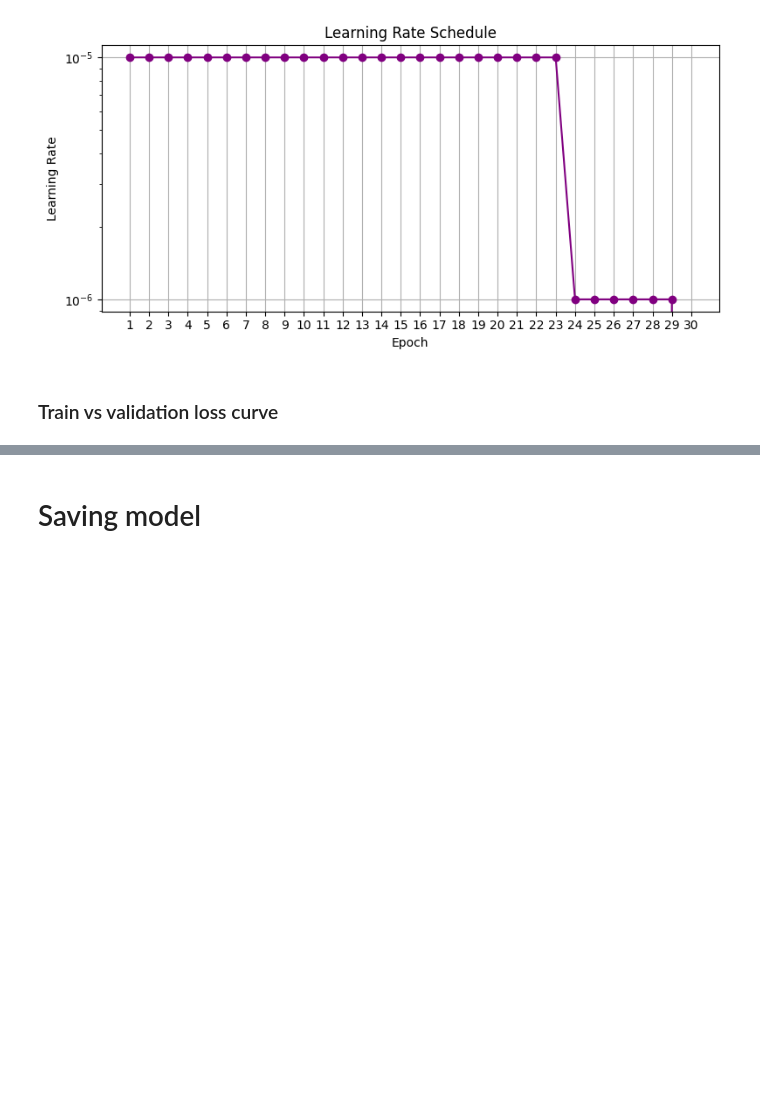
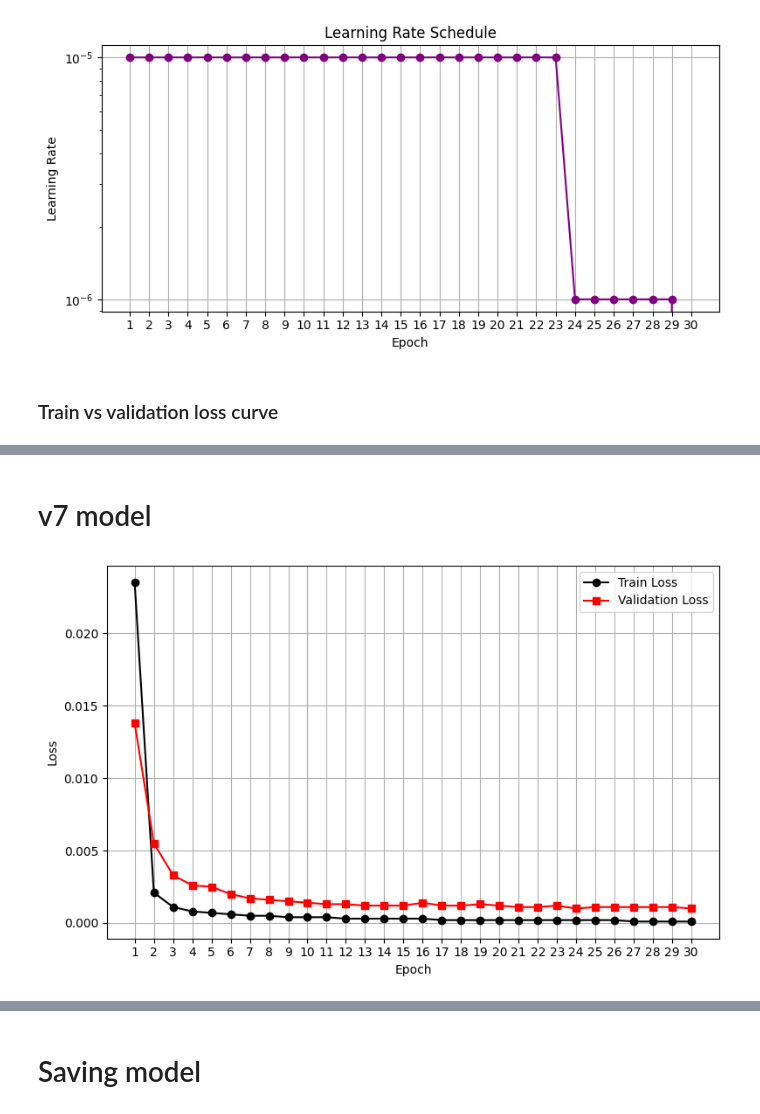
Before and after one commit to rahuldavanam/studentarbeit-final, a Jupyter notebook: 3_training_phase.ipynb, the cells around one changed output, grey strips where cells are left out. Drawn from its saved outputs; the diff is of its cells as text; code cells hidden in the pictures; blank space fills up the shorter version.

```diff
--- a/3_training_phase.ipynb
+++ b/3_training_phase.ipynb
@@ -629,0 +686,36 @@ plt.show()  # optional if you want to view it
+# %% [markdown]
+# v7 model
+# %%
+epochs = list(range(1, 31))
+
+train_loss = [
+    0.0235, 0.0021, 0.0011, 0.0008, 0.0007, 0.0006, 0.0005, 0.0005, 0.0004, 0.0004,
+    0.0004, 0.0003, 0.0003, 0.0003, 0.0003, 0.0003, 0.0002, 0.0002, 0.0002, 0.0002,
+    0.0002, 0.0002, 0.0002, 0.0002, 0.0002, 0.0002, 0.0001, 0.0001, 0.0001, 0.0001
+]
+
+val_loss = [
+    0.0138, 0.0055, 0.0033, 0.0026, 0.0025, 0.0020, 0.0017, 0.0016, 0.0015, 0.0014,
+    0.0013, 0.0013, 0.0012, 0.0012, 0.0012, 0.0014, 0.0012, 0.0012, 0.0013, 0.0012,
+    0.0011, 0.0011, 0.0012, 0.0010, 0.0011, 0.0011, 0.0011, 0.0011, 0.0011, 0.0010
+]
+
+lrs = [1e-5] * 30
+
+# Plot
+plt.figure(figsize=(8, 5))
+plt.plot(epochs, train_loss, label='Train Loss', color='black', marker='o')
+plt.plot(epochs, val_loss, label='Validation Loss', color='red', marker='s')
+plt.xlabel('Epoch')
+plt.ylabel('Loss')
+#plt.title('Train vs Validation Loss Curve for original mo')
+plt.grid(True)
+plt.xticks(epochs)
+plt.legend()
+plt.tight_layout()
+
+# Save to file
+plt.savefig('train_test_loss_v7.pdf', dpi=600)
+plt.show()  # optional if you want to view it
+# %% [output]
+[figure, added]
```
Also changed, not shown: parts of 5 cells of this notebook.
